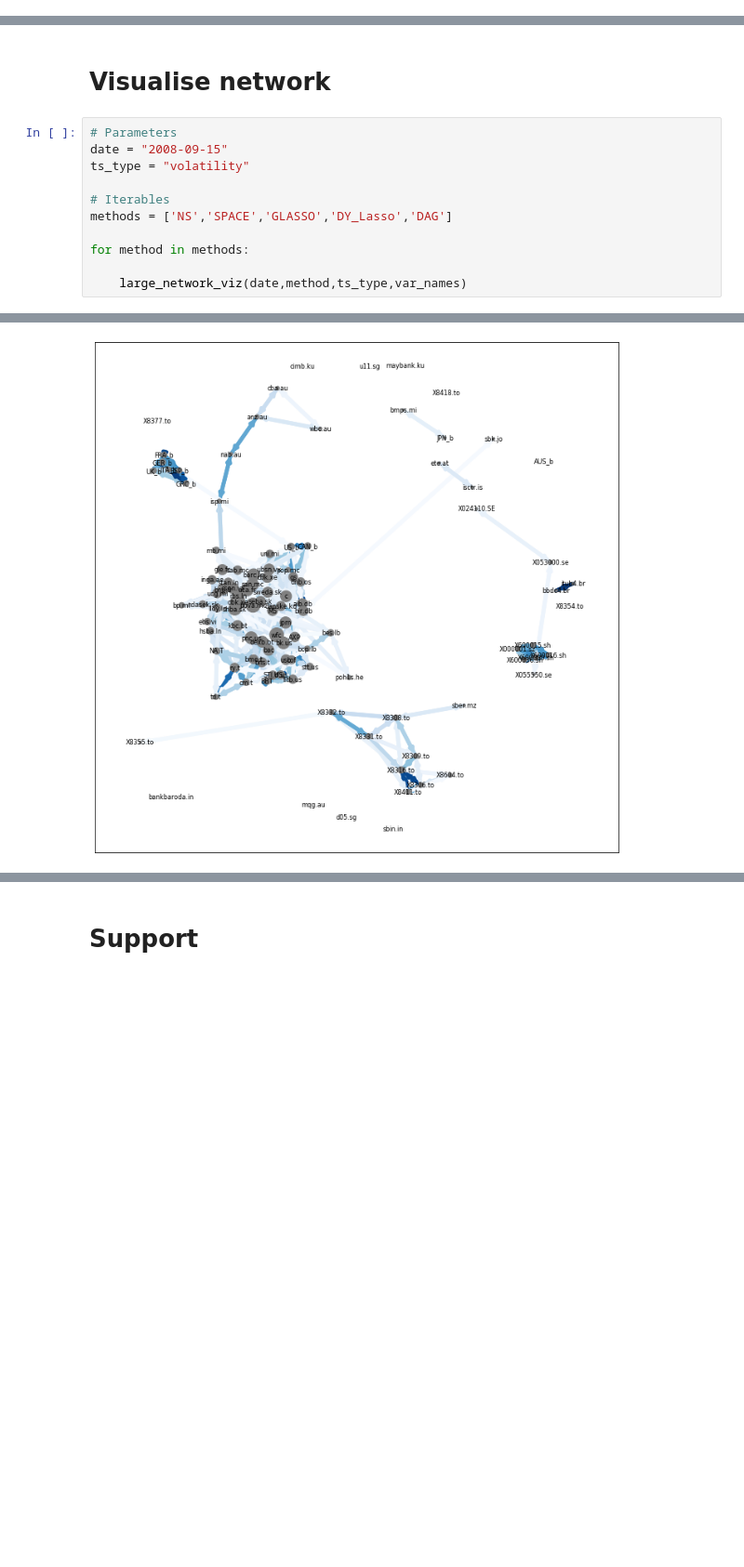
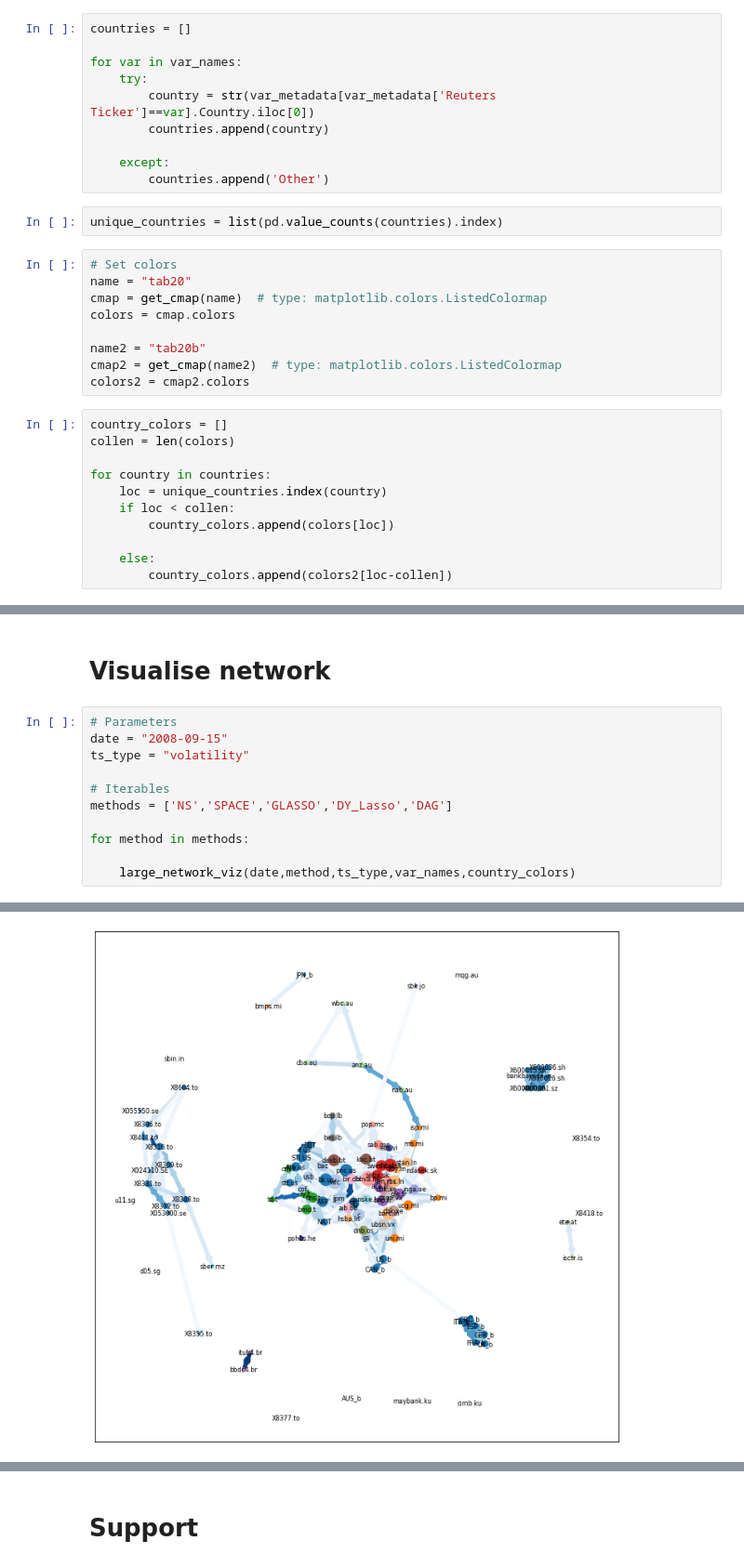
Before and after one commit to paparon96/FinancialNetworks, a Jupyter notebook: Network_Demirer_playground.ipynb, the cells around one changed output, grey strips where cells are left out. Shown at 93% size. Saved outputs shown, nothing was run; the diff lists cells and outputs as text; blank space fills up the shorter version.

Commit message:
Enhanced some codes and started data cleaning for the large network

```diff
--- a/Network_Demirer_playground.ipynb
+++ b/Network_Demirer_playground.ipynb
@@ -67,3 +82,35 @@ print(var_names)
+# %%
+countries = []
+
+for var in var_names:
+    try:
+        country = str(var_metadata[var_metadata['Reuters Ticker']==var].Country.iloc[0])
+        countries.append(country)
+
+    except:
+        countries.append('Other')
+# %%
+unique_countries = list(pd.value_counts(countries).index)
+# %%
+# Set colors
+name = "tab20"
+cmap = get_cmap(name)  # type: matplotlib.colors.ListedColormap
+colors = cmap.colors
+
+name2 = "tab20b"
+cmap2 = get_cmap(name2)  # type: matplotlib.colors.ListedColormap
+colors2 = cmap2.colors
+# %%
+country_colors = []
+collen = len(colors)
+
+for country in countries:
+    loc = unique_countries.index(country)
+    if loc < collen:
+        country_colors.append(colors[loc])
+
+    else:
+        country_colors.append(colors2[loc-collen])
 # %% [markdown]
 # Centrality measure comparisons
 # %%
@@ -130,7 +189,7 @@ methods = ['NS','SPACE','GLASSO','DY_Lasso','DAG']
 
 for method in methods:
 
-    large_network_viz(date,method,ts_type,var_names)
+    large_network_viz(date,method,ts_type,var_names,country_colors)
 # %% [output]
 Method: NS
 The iterable function was deprecated in Matplotlib 3.1 and will be removed in 3.3. Use np.iterable instead.
@@ -155,13 +214,13 @@ The iterable function was deprecated in Matplotlib 3.1 and will be removed in 3.
 Method: GLASSO
 The iterable function was deprecated in Matplotlib 3.1 and will be removed in 3.3. Use np.iterable instead.
   if not cb.iterable(width):
 The iterable function was deprecated in Matplotlib 3.1 and will be removed in 3.3. Use np.iterable instead.
   and cb.iterable(edge_color) \
 The iterable function was deprecated in Matplotlib 3.1 and will be removed in 3.3. Use np.iterable instead.
   for c in edge_color]):
 The iterable function was deprecated in Matplotlib 3.1 and will be removed in 3.3. Use np.iterable instead.
   if cb.iterable(node_size):  # many node sizes
-[figure, old version]
+[figure, new version]
 Method: DY_Lasso
 The iterable function was deprecated in Matplotlib 3.1 and will be removed in 3.3. Use np.iterable instead.
   if not cb.iterable(width):
```
Also changed, not shown: parts of 7 cells of this notebook, 17 other files.
